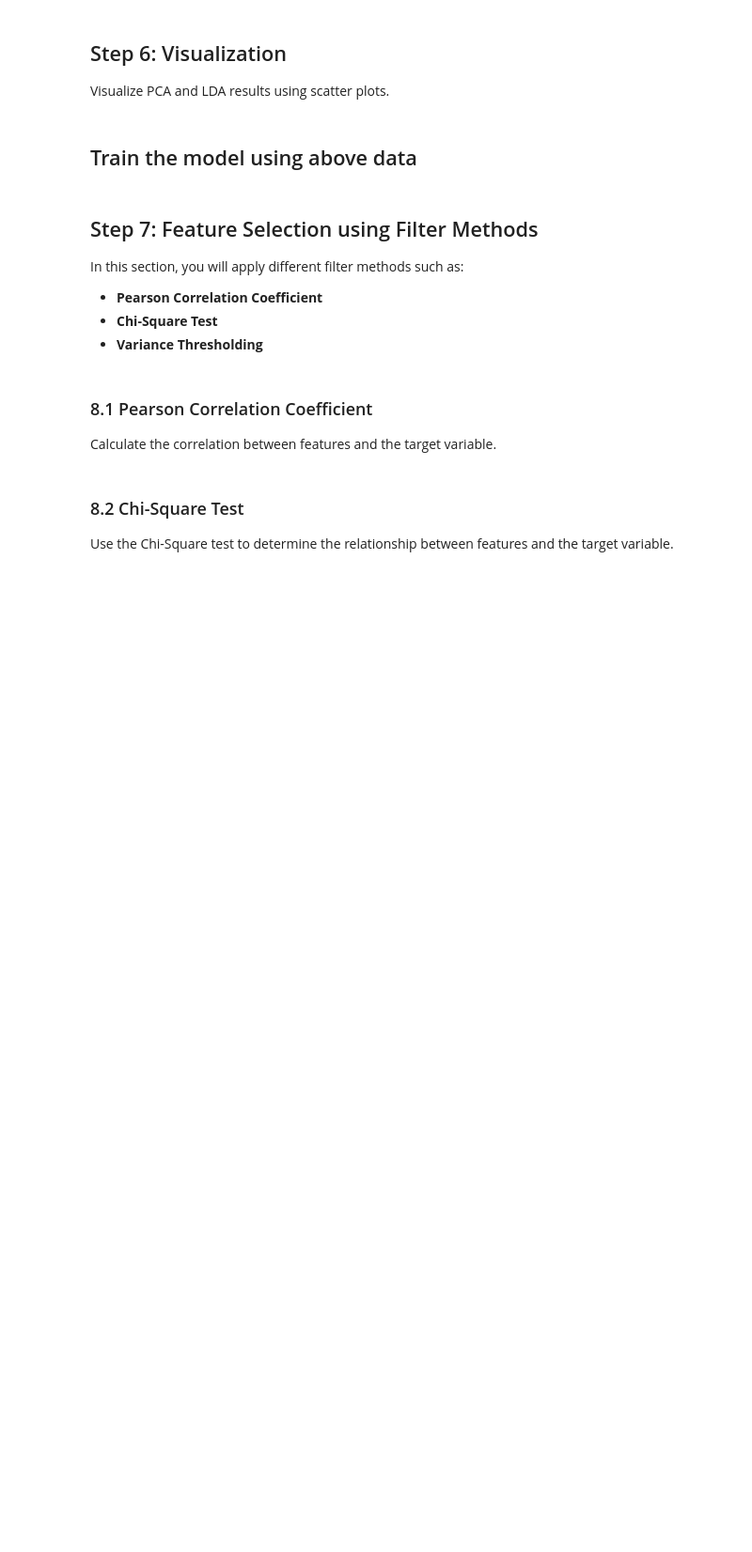
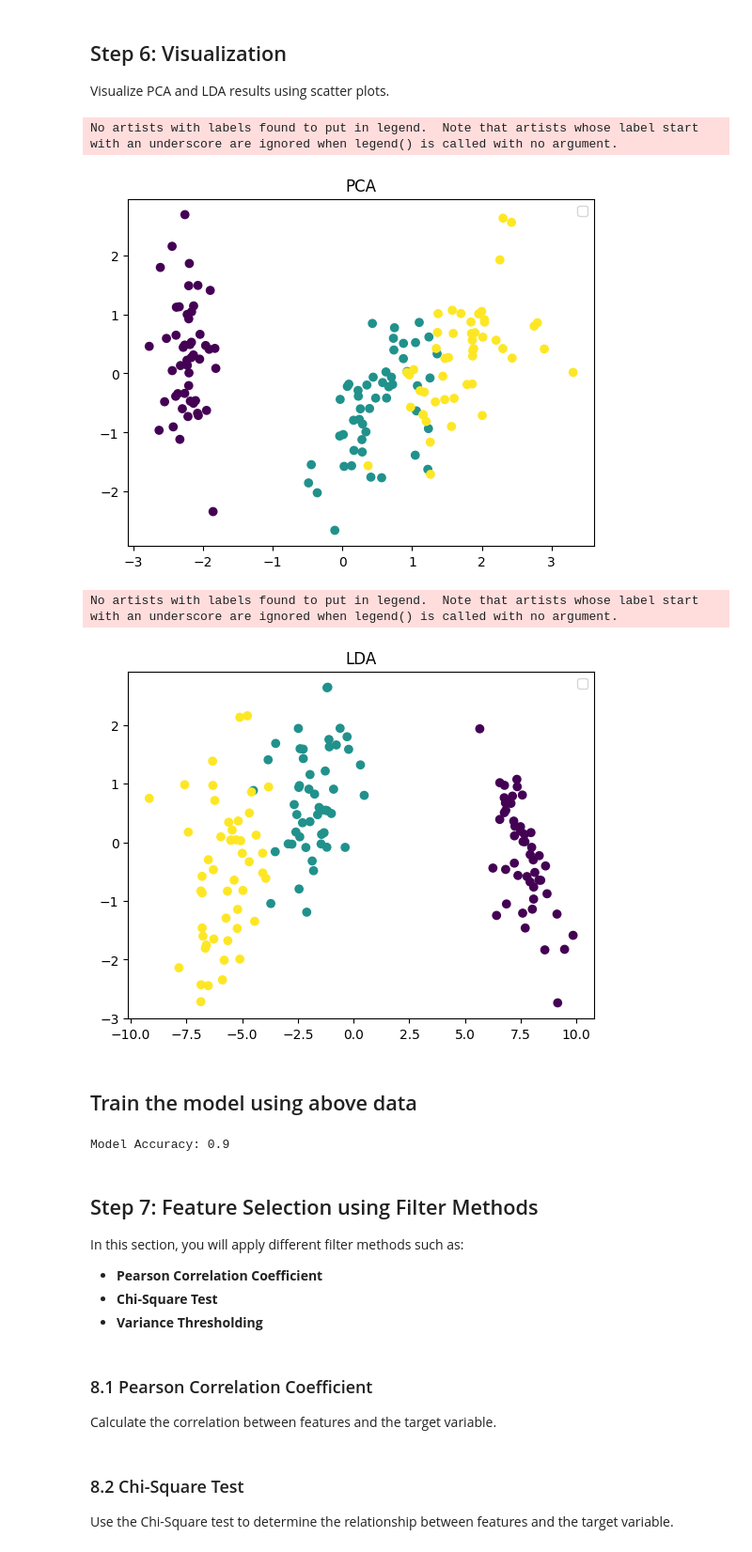
Before and after one commit to namrapithwa-tech/ML, a Jupyter notebook: Lab11/Lab11.ipynb, the cells around one changed output. Shown: that part at 94% size. Drawn from its saved outputs; the diff is of its cells as text; code cells hidden in the pictures; blank space fills up the shorter version.

```diff
--- a/Lab11/Lab11.ipynb
+++ b/Lab11/Lab11.ipynb
@@ -11,6 +24,14 @@ complete the import statements below.
 # %% [markdown]
 ## Step 2: Load the Dataset
 Load the dataset (e.g., Iris dataset) or use your own.
+# %%
+data = load_iris()
+X = data.data
+y = data.target
 # %% [markdown]
 ## Step 3: Preprocess the Data (Standardization)
 Standardize the dataset before applying PCA or LDA.
+# %%
+scaler = StandardScaler()
+X_Scaled = scaler.fit_transform(X)
+X_Scaled
@@ -17,3 +56,6 @@ Standardize the dataset before applying PCA or LDA.
 # %% [markdown]
 ## Step 4: Apply PCA
 Perform PCA and extract the principal components.
+# %%
+pca = PCA(n_components=2)
+X_pca = pca.fit_transform(X_Scaled)
@@ -20,3 +82,7 @@ Perform PCA and extract the principal components.
 # %% [markdown]
 ## Step 5: Apply LDA
 Perform LDA and extract the discriminant components.
+# %%
+lda = LDA(n_components=2)
+X_lda = lda.fit_transform(X_Scaled, y)
+X_lda
@@ -23,8 +107,33 @@ Perform LDA and extract the discriminant components.
 # %% [markdown]
 ## Step 6: Visualization
 Visualize PCA and LDA results using scatter plots.
+# %%
+plt.scatter(X_pca[:, 0], X_pca[:, 1], c=y , cmap='viridis')
+plt.title('PCA')
+plt.legend()
+plt.show()
+
+plt.scatter(X_lda[:, 0], X_lda[:, 1], c=y , cmap='viridis')
+plt.title('LDA')
+plt.legend()
+plt.show()
+# %% [output]
+No artists with labels found to put in legend.  Note that artists whose label start with an underscore are ignored when legend() is called with no argument.
+[figure, added]
+No artists with labels found to put in legend.  Note that artists whose label start with an underscore are ignored when legend() is called with no argument.
+[figure, added]
 # %% [markdown]
 ## Train the model using above data
+# %%
+from sklearn.ensemble import RandomForestClassifier
+from sklearn.metrics import accuracy_score
+X_train, X_test, y_train, y_test = train_test_split(X_pca, y, test_size=0.2, random_state=42)
+model = RandomForestClassifier(n_estimators=100, random_state=42)
+model.fit(X_train, y_train)
+y_pred = model.predict(X_test)
+print("Model Accuracy:", accuracy_score(y_test, y_pred))
+# %% [output]
+Model Accuracy: 0.9
 # %% [markdown]
 ## Step 7: Feature Selection using Filter Methods
 In this section, you will apply different filter methods such as:
```
Also changed, not shown: parts of 5 cells of this notebook.
